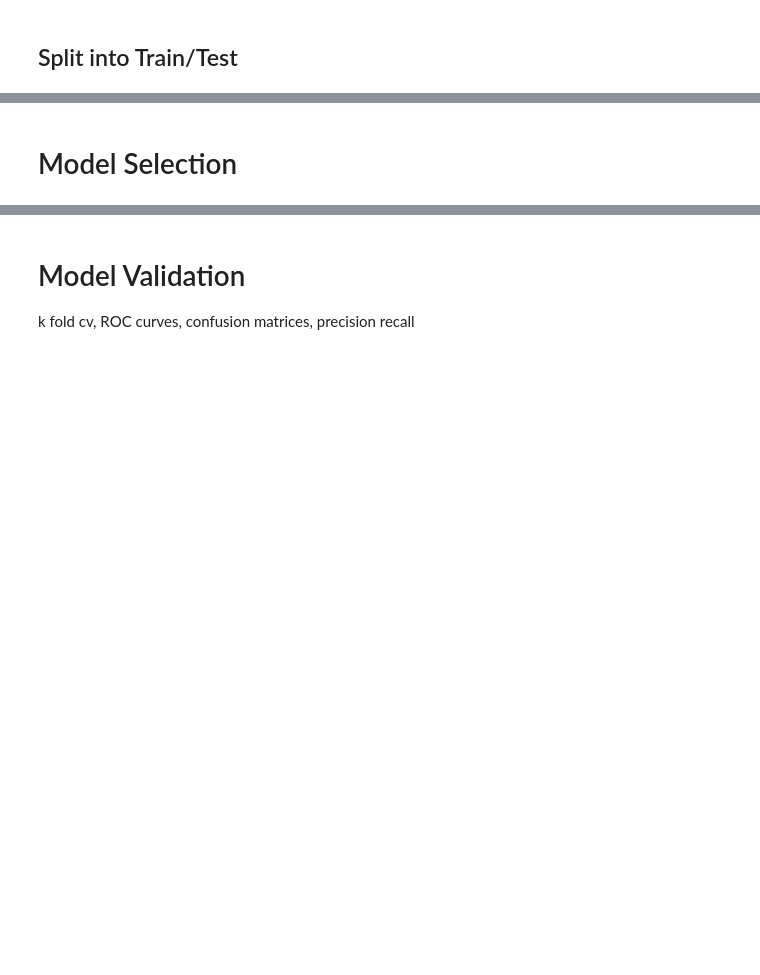
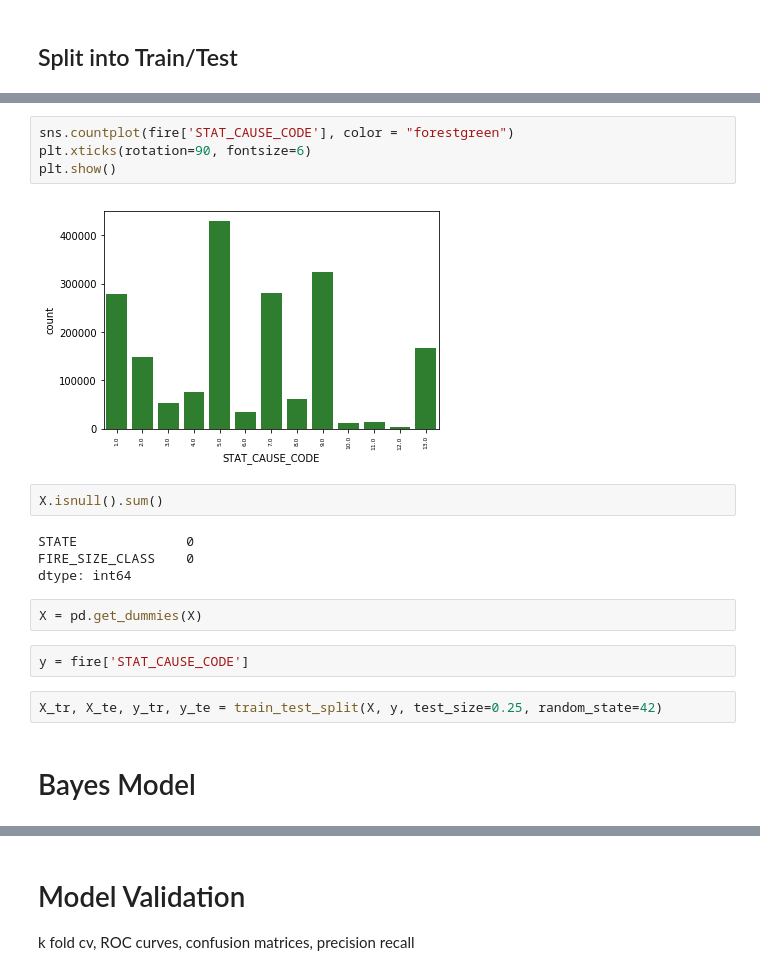
Before and after one commit to smaillie/Spring2018, a Jupyter notebook: Wildfire Analysis.ipynb, the cells around one changed output, grey strips where cells are left out. Saved outputs shown, nothing was run; the diff lists cells and outputs as text; blank space fills up the shorter version.

```diff
--- a/Wildfire Analysis.ipynb
+++ b/Wildfire Analysis.ipynb
@@ -35,2 +171,20 @@ db = sql.connect("FPA_FOD_20170508.sqlite")
+# %%
+sns.countplot(fire['STAT_CAUSE_CODE'], color = "forestgreen")
+plt.xticks(rotation=90, fontsize=6)
+plt.show()
+# %% [output]
+[figure, added]
+# %%
+X.isnull().sum()
+# %% [output]
+STATE              0
+FIRE_SIZE_CLASS    0
+dtype: int64
+# %%
+X = pd.get_dummies(X)
+# %%
+y = fire['STAT_CAUSE_CODE']
+# %%
+X_tr, X_te, y_tr, y_te = train_test_split(X, y, test_size=0.25, random_state=42)
 # %% [markdown]
-# Model Selection
+# Bayes Model
```
Also changed, not shown: parts of 37 cells of this notebook.
